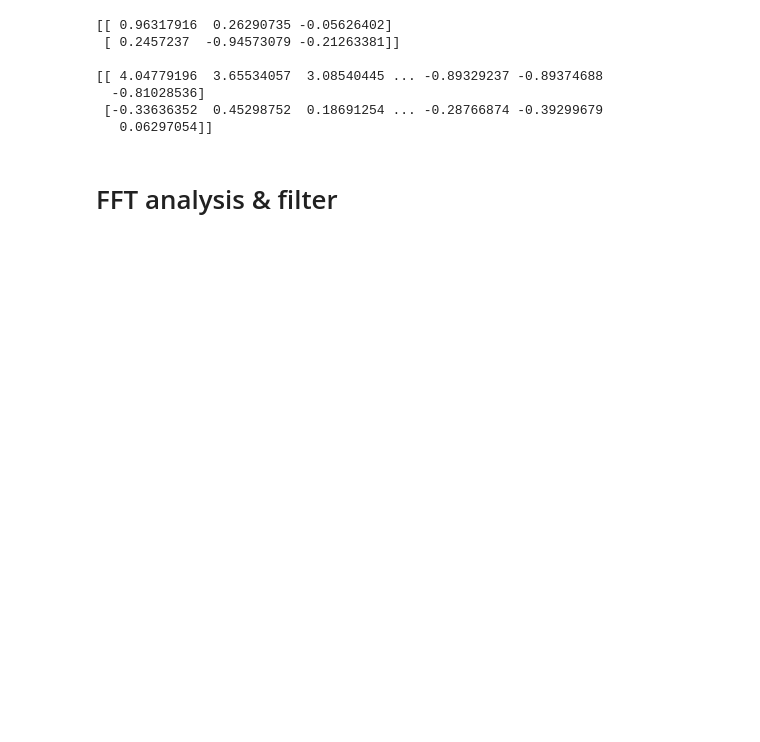
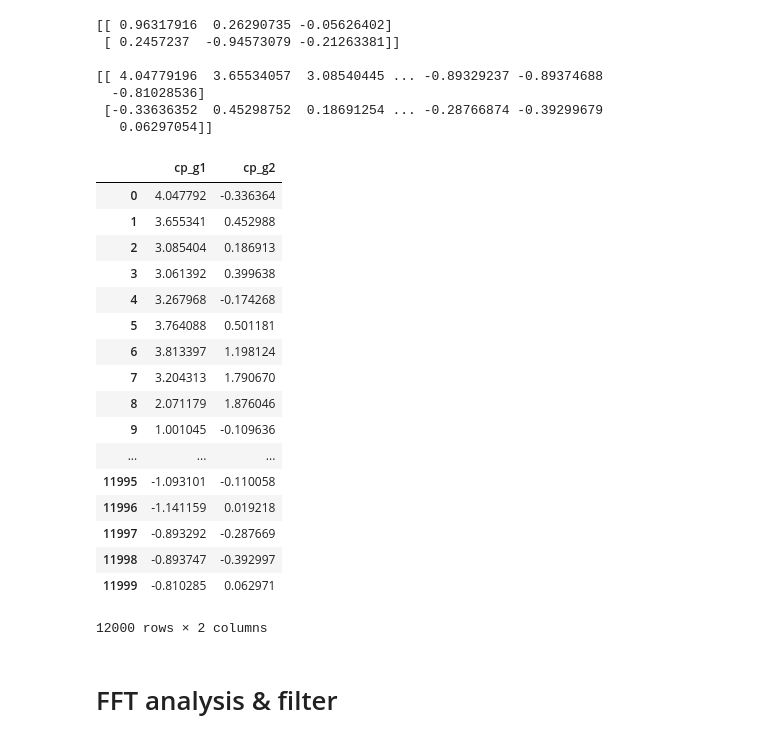
Before and after one commit to camillaquaglia/Heart-Rate-Estimation, a Jupyter notebook: SCG.ipynb, the cells around one changed output. Cells and saved outputs as stored; diff of their text form; code cells hidden in the pictures; blank space fills up the shorter version.

```diff
--- a/SCG.ipynb
+++ b/SCG.ipynb
@@ -815,15 +833,34 @@ print(Cp_gyr)
 # %%
 a = Cp_gyr[0:1].T
 b = Cp_gyr[1:2].T
 CP_g1 = np.array(a)
 CP_g2 = np.array(b)
 principal = {
     'cp_g1': CP_g1.flatten(),
     'cp_g2': CP_g2.flatten(),
 }
 
 pc = pd.DataFrame(principal)  #pc is the dataframe with the two principal components
-#pc
+pc
+# %% [output]
+|  | cp_g1 | cp_g2 |
+| 0 | 4.047792 | -0.336364 |
+| 1 | 3.655341 | 0.452988 |
+| 2 | 3.085404 | 0.186913 |
+| 3 | 3.061392 | 0.399638 |
+| 4 | 3.267968 | -0.174268 |
+| 5 | 3.764088 | 0.501181 |
+| 6 | 3.813397 | 1.198124 |
+| 7 | 3.204313 | 1.790670 |
+| 8 | 2.071179 | 1.876046 |
+| 9 | 1.001045 | -0.109636 |
+| ... | ... | ... |
+| 11995 | -1.093101 | -0.110058 |
+| 11996 | -1.141159 | 0.019218 |
+| 11997 | -0.893292 | -0.287669 |
+| 11998 | -0.893747 | -0.392997 |
+| 11999 | -0.810285 | 0.062971 |
+12000 rows × 2 columns
 # %% [markdown]
 # FFT analysis & filter
 # %%
```
Also changed, not shown: parts of 18 cells of this notebook.
